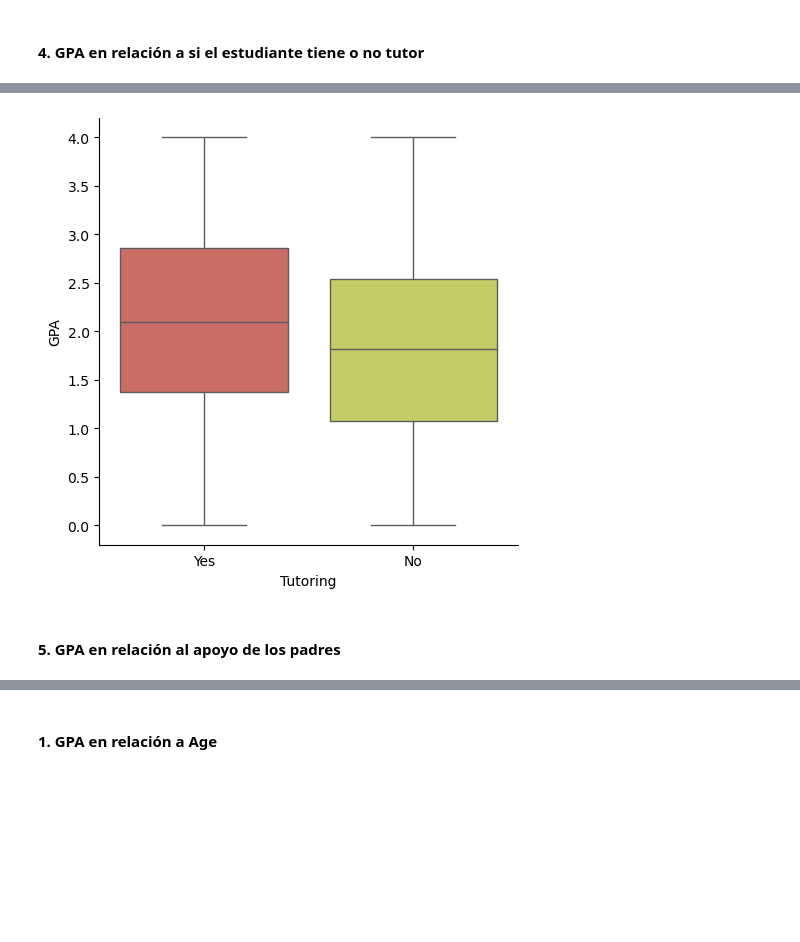
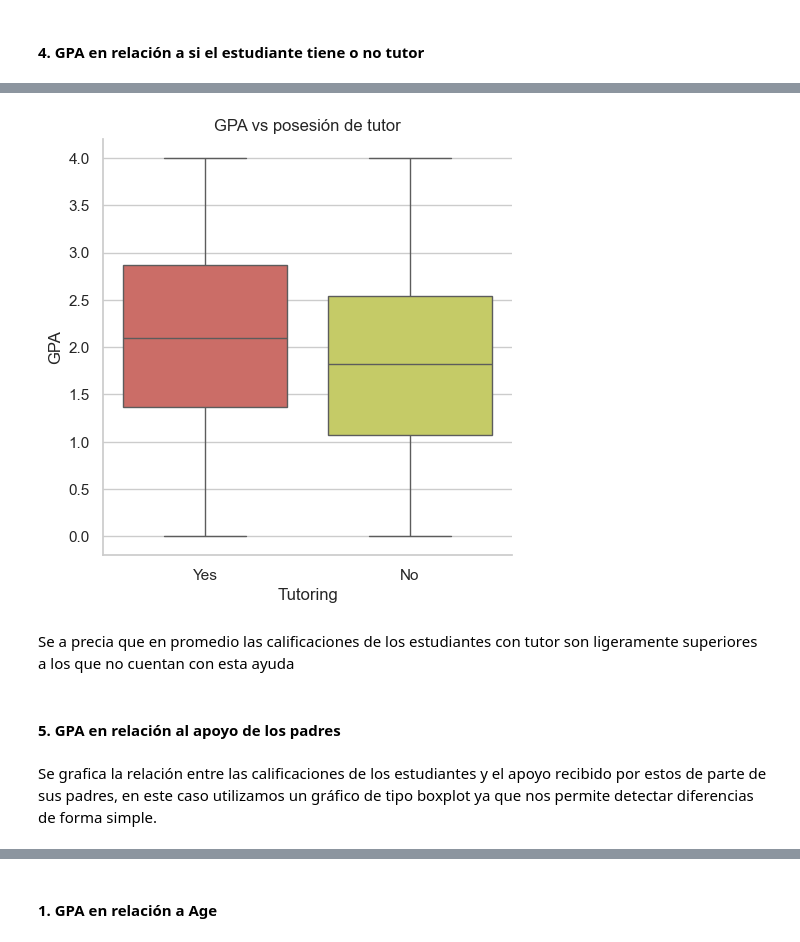
Before and after one commit to MarceloAFT/python_data_science, a Jupyter notebook: notebooks/03_Visualización.ipynb, the cells around one changed output, grey strips where cells are left out. Cells and saved outputs as stored; diff of their text form; code cells hidden in the pictures; blank space fills up the shorter version.

```diff
--- a/notebooks/03_Visualización.ipynb
+++ b/notebooks/03_Visualización.ipynb
@@ -13,5 +13,5 @@ Se establece paleta de colores para los gráficos
 # %%
-sns.color_palette("hls")
+sns.set_theme(style="whitegrid")
 sns.set_palette("hls", n_colors=None, desat=None, color_codes=False)
 sns.color_palette("hls")
 # %% [output]
@@ -46,6 +75,10 @@ sns.catplot(data=df, x="ParentalEducation", y="GPA", hue="ParentalEducation", ki
 # %%
-sns.catplot(data=df, x="Tutoring", y="GPA", hue="Tutoring", kind="box");
+sns.catplot(data=df, x="Tutoring", y="GPA", hue="Tutoring", kind="box").set(title="GPA vs posesión de tutor");
 # %% [output]
-[figure, old version]
+[figure, new version]
+# %% [markdown]
+Se a precia que en promedio las calificaciones de los estudiantes con tutor son ligeramente superiores a los que no cuentan con esta ayuda
 # %% [markdown]
 #### 5. GPA en relación al apoyo de los padres
+# %% [markdown]
+Se grafica la relación entre las calificaciones de los estudiantes y el apoyo recibido por estos de parte de sus padres, en este caso utilizamos un gráfico de tipo boxplot ya que nos permite detectar diferencias de forma simple.
```
Also changed, not shown: parts of 59 cells of this notebook, 3 other files.
